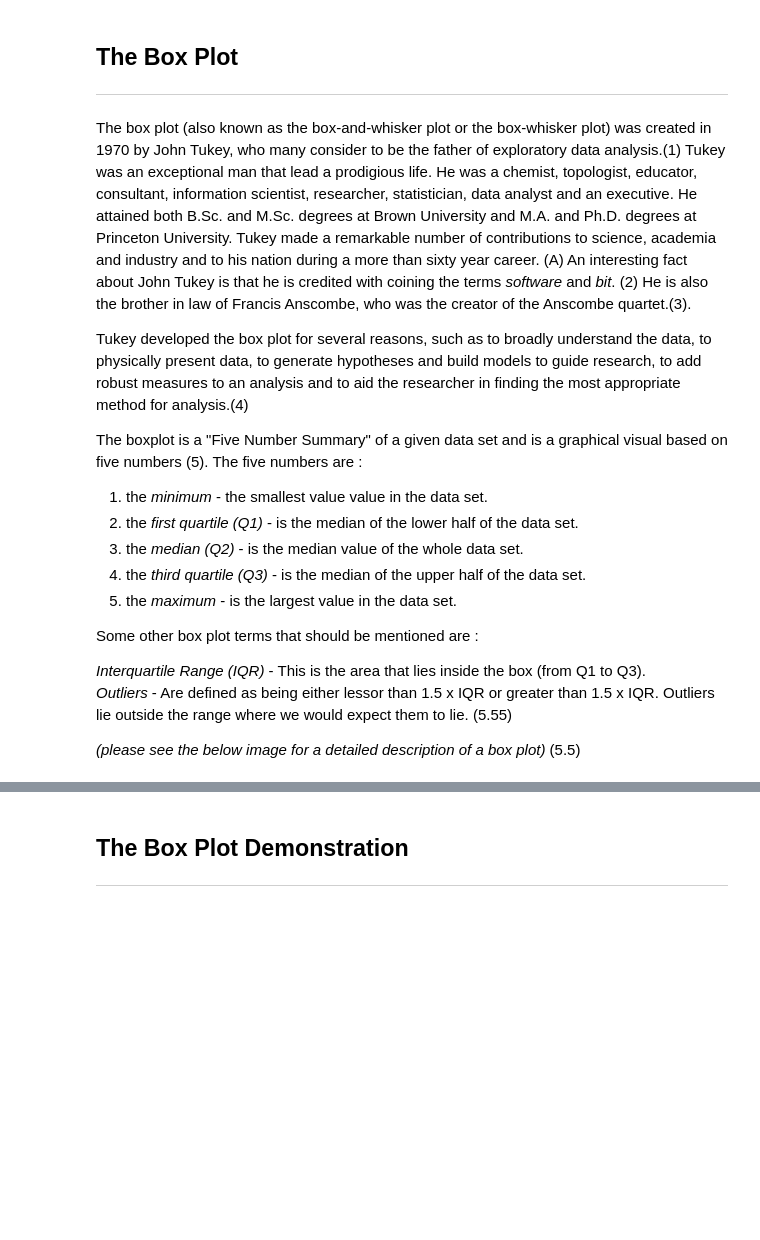
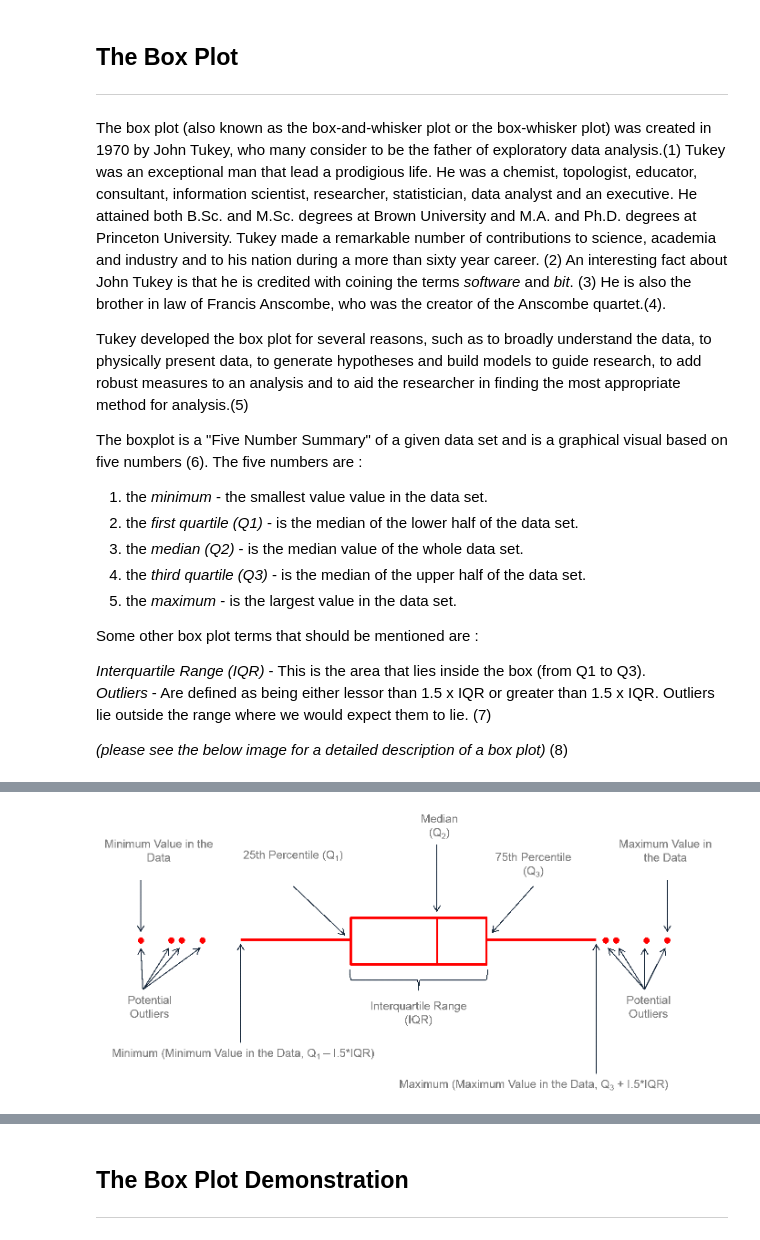
Before and after one commit to pjmeehan/FDA-PROJECT, a Jupyter notebook: Fundamentals of Data Analysis Project 2018 - THE BOX PLOT.ipynb, the cells around one changed output, grey strips where cells are left out. Drawn from its saved outputs; the diff is of its cells as text; code cells hidden in the pictures; blank space fills up the shorter version.

Commit message:
fixed image code

```diff
--- a/Fundamentals of Data Analysis Project 2018 - THE BOX PLOT.ipynb
+++ b/Fundamentals of Data Analysis Project 2018 - THE BOX PLOT.ipynb
@@ -11,11 +11,11 @@
 ## The Box Plot
 ***
 # %% [markdown]
-The box plot (also known as the box-and-whisker plot or the box-whisker plot) was created in 1970 by John Tukey, who many consider to be the father of exploratory data analysis.(1) Tukey was an exceptional man that lead a prodigious life. He was a chemist, topologist, educator, consultant, information scientist, researcher, statistician, data analyst and an executive. He attained both B.Sc. and M.Sc. degrees at Brown University and M.A. and Ph.D. degrees at Princeton University. Tukey made a remarkable number of contributions to science, academia and industry and to his nation during a more than sixty year career. (A) An interesting fact about John Tukey is that he is credited with coining the terms *software* and *bit*. (2) He is also the brother in law of Francis Anscombe, who was the creator of the Anscombe quartet.(3).
+The box plot (also known as the box-and-whisker plot or the box-whisker plot) was created in 1970 by John Tukey, who many consider to be the father of exploratory data analysis.(1) Tukey was an exceptional man that lead a prodigious life. He was a chemist, topologist, educator, consultant, information scientist, researcher, statistician, data analyst and an executive. He attained both B.Sc. and M.Sc. degrees at Brown University and M.A. and Ph.D. degrees at Princeton University. Tukey made a remarkable number of contributions to science, academia and industry and to his nation during a more than sixty year career. (2) An interesting fact about John Tukey is that he is credited with coining the terms *software* and *bit*. (3) He is also the brother in law of Francis Anscombe, who was the creator of the Anscombe quartet.(4).
 
-Tukey developed the box plot for several reasons, such as to broadly understand the data, to physically present data, to generate hypotheses and build models to guide research, to add robust measures to an analysis and to aid the researcher in finding the most appropriate method for analysis.(4)
+Tukey developed the box plot for several reasons, such as to broadly understand the data, to physically present data, to generate hypotheses and build models to guide research, to add robust measures to an analysis and to aid the researcher in finding the most appropriate method for analysis.(5)
 
-The boxplot is a "Five Number Summary" of a given data set and is a graphical visual based on five numbers (5). The five numbers are :
+The boxplot is a "Five Number Summary" of a given data set and is a graphical visual based on five numbers (6). The five numbers are :
 1. the *minimum* -  the smallest  value value in the data set.
 2. the *first quartile (Q1)* - is the median of the lower half of the data set.
 3. the *median (Q2)* - is the median value of the whole data set.
@@ -25,8 +25,8 @@ The boxplot is a "Five Number Summary" of a given data set and is a graphical vi
 Some other box plot terms that should be mentioned are :
 
 *Interquartile Range (IQR)* - This is the area that lies inside the box (from Q1 to Q3).<br>
-*Outliers* - Are defined as being either lessor than 1.5 x IQR or greater than 1.5 x IQR. Outliers lie outside the range where we would expect them to lie. (5.55)
+*Outliers* - Are defined as being either lessor than 1.5 x IQR or greater than 1.5 x IQR. Outliers lie outside the range where we would expect them to lie. (7)
 
-*(please see the below image for a detailed description of a box plot)* (5.5)
+*(please see the below image for a detailed description of a box plot)* (8)
 # %%
 ### Displaying an image of a boxplot with descriptions of the main parts.
@@ -33,4 +34,4 @@ Some other box plot terms that should be mentioned are :
 # %%
 from IPython.display import Image
-Image(box plot image.png, width=750, height=400) (5.6)
+Image("boxplotimage.png", width=750, height=400)
 # %% [output]
@@ -38 +38,2 @@ SyntaxError: invalid syntax (<ipython-input-6-5c95e904fa12>, line 2)
+[figure, added]
 # %% [markdown]
```
Also changed, not shown: parts of 14 cells of this notebook, 1 other file.
